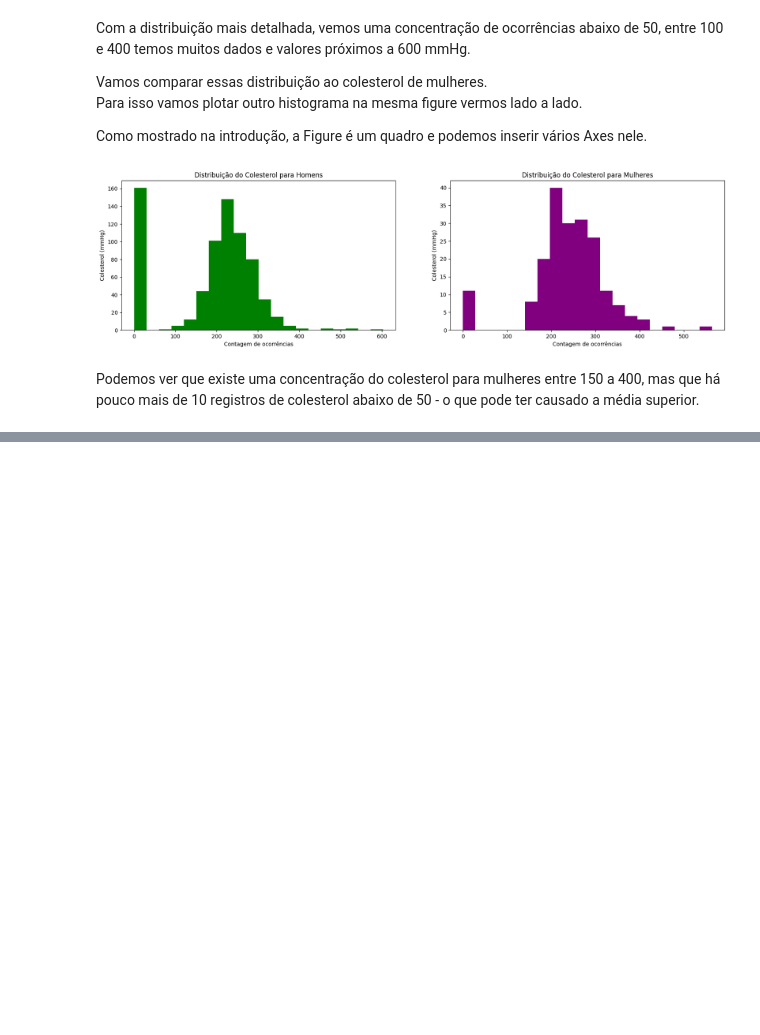
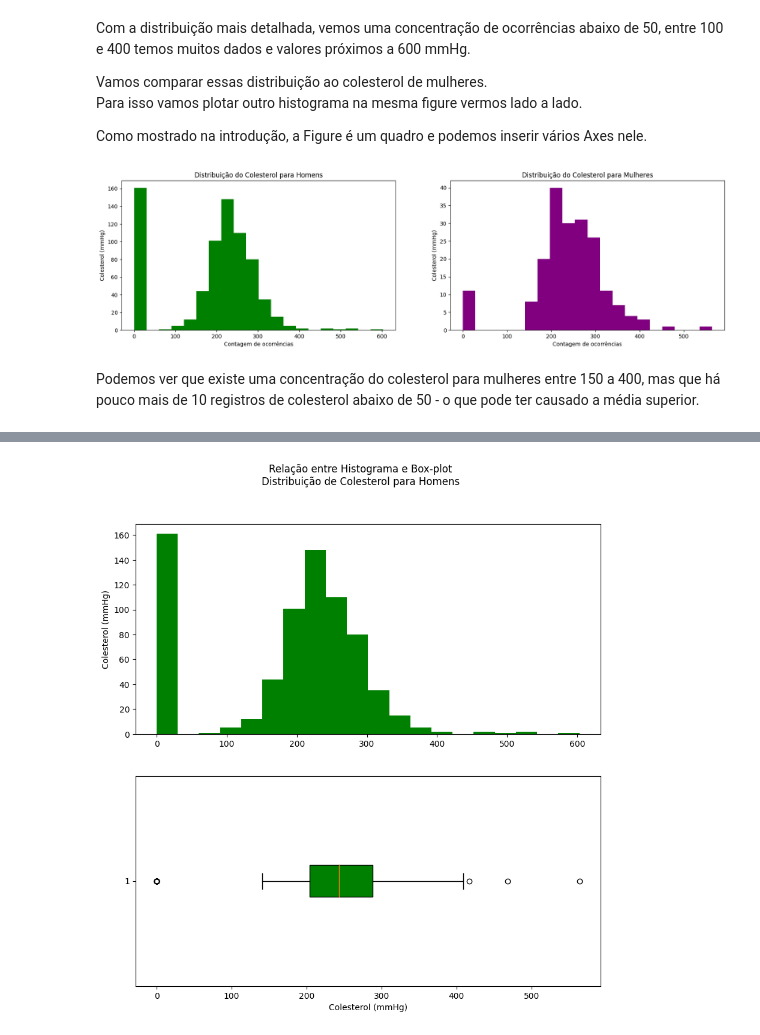
Before and after one commit to lucas-mdsena/python_udemy_module_3, a Jupyter notebook: notebook_matplotlib.ipynb, the cells around one changed output, grey strips where cells are left out. Saved outputs shown, nothing was run; the diff lists cells and outputs as text; code cells hidden in the pictures; blank space fills up the shorter version.

```diff
--- a/notebook_matplotlib.ipynb
+++ b/notebook_matplotlib.ipynb
@@ -498,0 +513,29 @@ O boxplot mostra a distribuição dos dados e as divide por percentis.<br>
+# %%
+fig, axs = plt.subplots(
+    nrows=2,
+    ncols=1, # Quantidade de colunas na figure (2, pois vamos plotar um gráfico ao lado do outro)
+    figsize=(10,10) # Vamos aumentar a largura da Figure
+)
+
+# Título da Figure
+fig.suptitle('Relação entre Histograma e Box-plot\n'
+             'Distribuição de Colesterol para Homens')
+
+mask_h = df['sexo'] == 'Homem'
+
+# Histograma
+axs[0].hist(df[mask_h]['colesterol'], bins=20, color='green')
+axs[0].set_ylabel('Colesterol (mmHg)')
+
+# Box-plot
+axs[1].boxplot(
+    df[mask_m]['colesterol'],
+    vert=False,
+    boxprops={'facecolor':'green'}, # Define a cor de preenchimento do box-plot
+    patch_artist=True # Habilita as customizações do boxprops
+    )
+axs[1].set_xlabel('Colesterol (mmHg)')
+
+plt.show()
+# %% [output]
+[figure, added]
```
Also changed, not shown: parts of 1 cell of this notebook.
